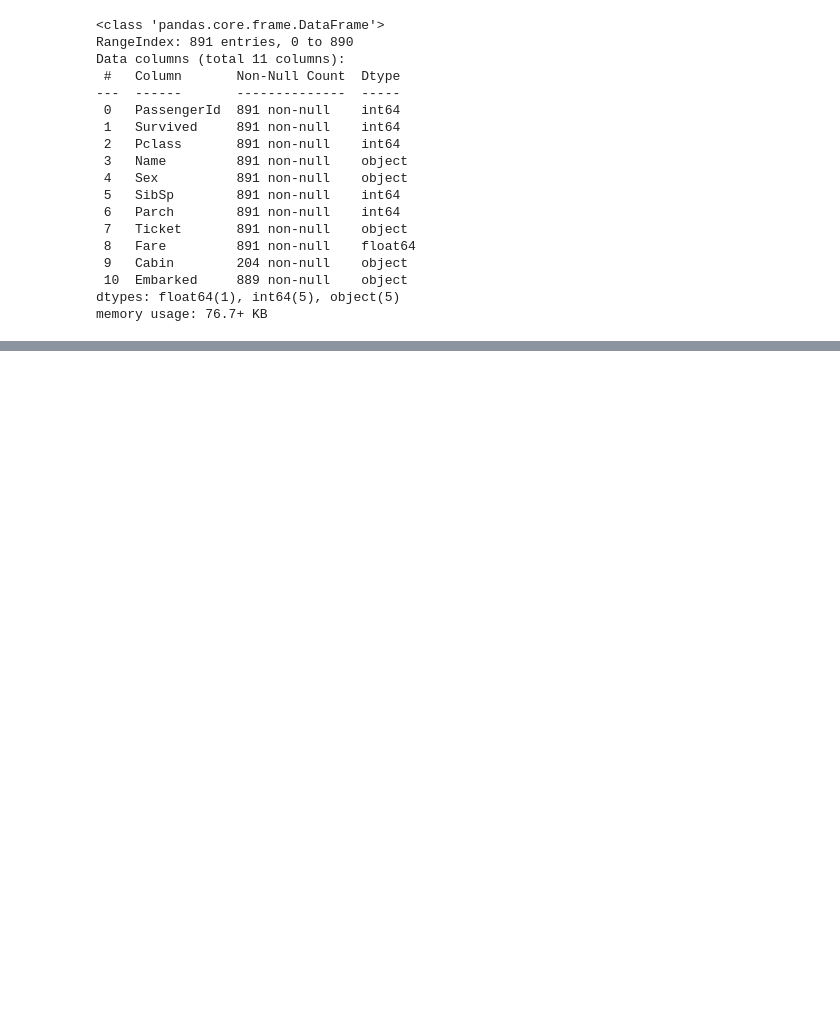
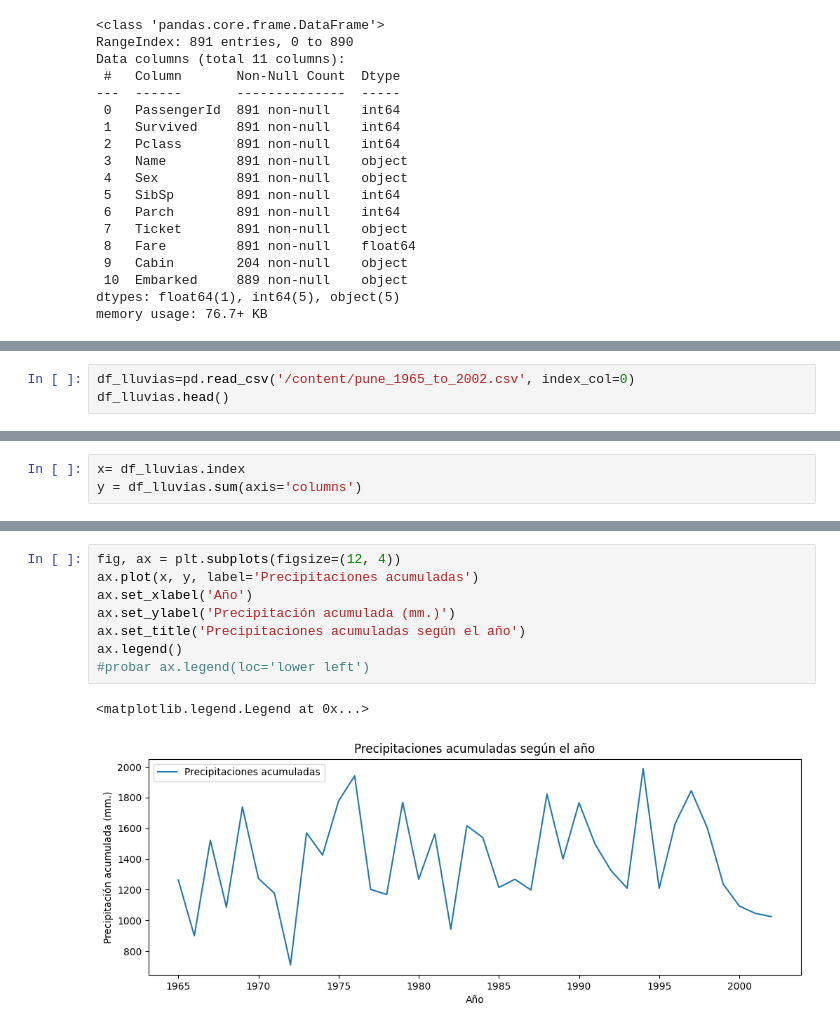
Before and after one commit to Jorge-89/Data-Science-CoderHouse, a Jupyter notebook: Titanic_Pandas.ipynb, the cells around one changed output, grey strips where cells are left out. Drawn from its saved outputs; the diff is of its cells as text; blank space fills up the shorter version.

```diff
--- a/Titanic_Pandas.ipynb
+++ b/Titanic_Pandas.ipynb
@@ -310,0 +339,3 @@ for i, label in enumerate(marcas):
+# %%
+df_lluvias=pd.read_csv('/content/pune_1965_to_2002.csv', index_col=0)
+df_lluvias.head()
@@ -310,0 +355,3 @@ for i, label in enumerate(marcas):
+# %%
+x= df_lluvias.index
+y = df_lluvias.sum(axis='columns')
@@ -310,0 +386,11 @@ for i, label in enumerate(marcas):
+# %%
+fig, ax = plt.subplots(figsize=(12, 4))
+ax.plot(x, y, label='Precipitaciones acumuladas')
+ax.set_xlabel('Año')
+ax.set_ylabel('Precipitación acumulada (mm.)')
+ax.set_title('Precipitaciones acumuladas según el año')
+ax.legend()
+#probar ax.legend(loc='lower left')
+# %% [output]
+<matplotlib.legend.Legend at 0x...>
+[figure, added]
```
Also changed, not shown: parts of 17 cells of this notebook.
